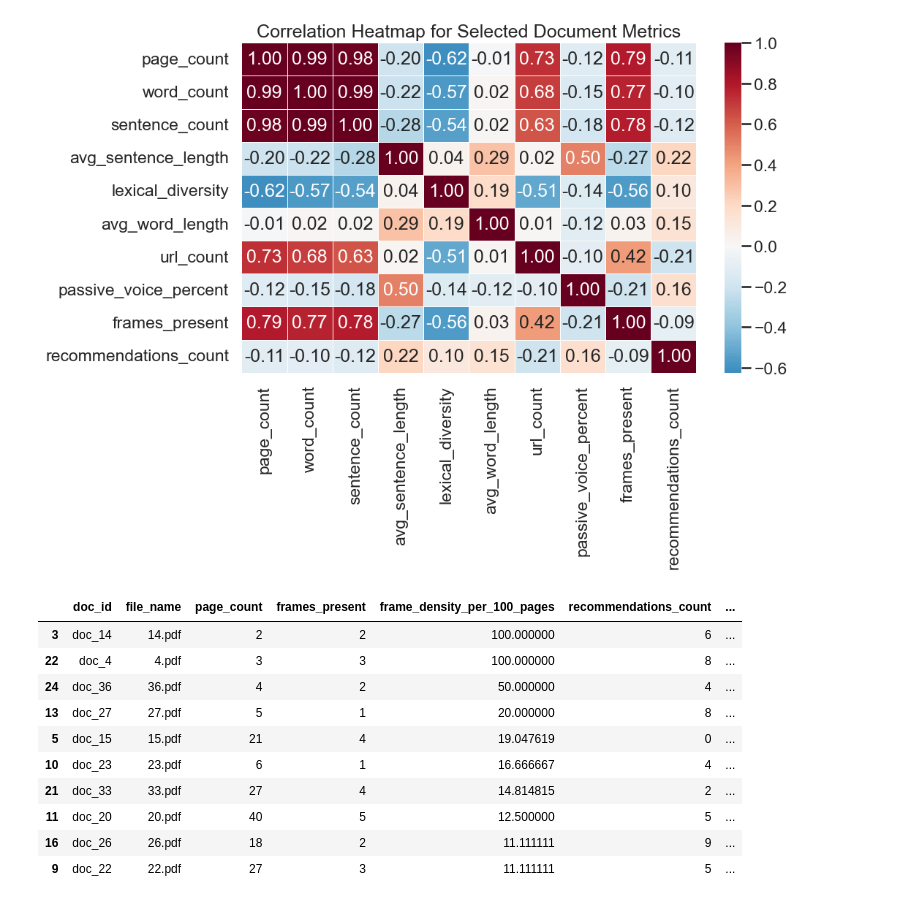
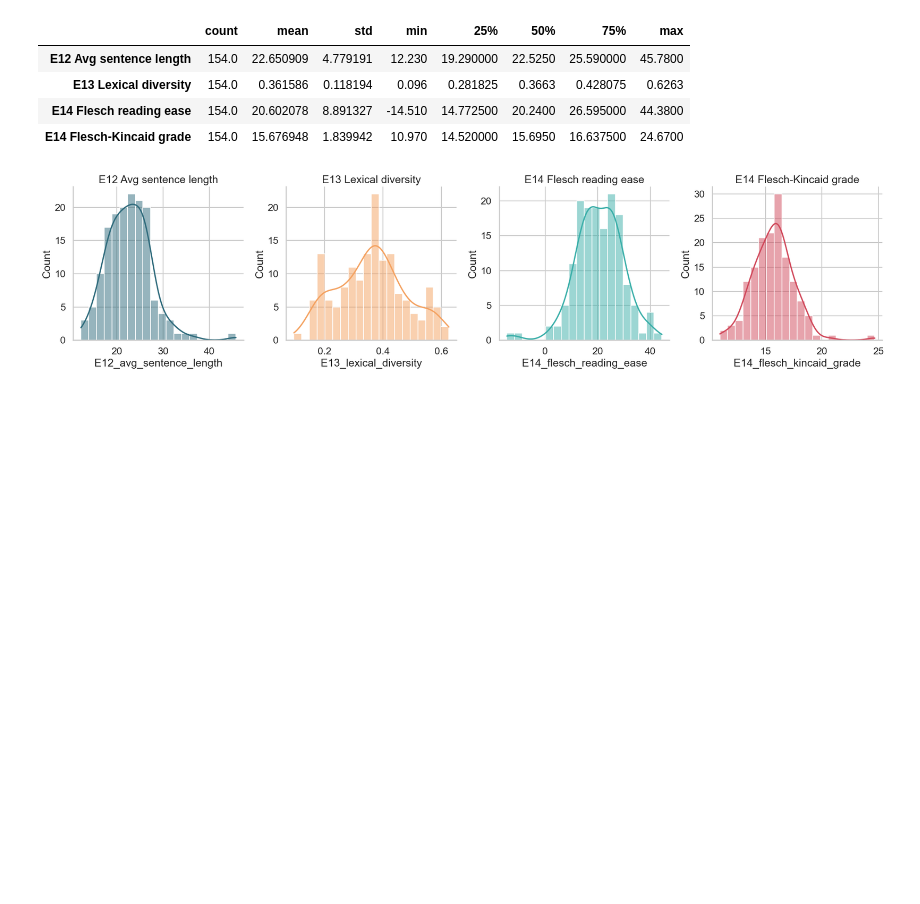
Before and after one commit to doschul/PolicyBriefAnalysis, a Jupyter notebook: exploratory_analysis.ipynb, the cells around one changed output. Drawn from its saved outputs; the diff is of its cells as text; code cells hidden in the pictures; blank space fills up the shorter version.

```diff
--- a/exploratory_analysis.ipynb
+++ b/exploratory_analysis.ipynb
@@ -325,42 +378,48 @@ Additional exploratory views: metric correlations and documents with unusually h
 # %%
-numeric_cols = [
-    'page_count', 'word_count', 'sentence_count', 'avg_sentence_length', 'lexical_diversity',
-    'avg_word_length', 'url_count', 'passive_voice_percent', 'frames_present', 'recommendations_count'
+access_cols = [
+    ('E11 Passive voice share', 'E11_passive_voice_share'),
+    ('E12 Avg sentence length', 'E12_avg_sentence_length'),
+    ('E13 Lexical diversity', 'E13_lexical_diversity'),
+    ('E14 Flesch reading ease', 'E14_flesch_reading_ease'),
+    ('E14 Flesch-Kincaid grade', 'E14_flesch_kincaid_grade'),
 ]
-corr = documents[numeric_cols].corr(numeric_only=True)
+available_access = [(l, c) for l, c in access_cols if c in analysis_df.columns and analysis_df[c].notna().any()]
 
-plt.figure(figsize=(11, 8))
-sns.heatmap(corr, annot=True, fmt='.2f', cmap='RdBu_r', center=0, linewidths=0.5)
-plt.title('Correlation Heatmap for Selected Document Metrics')
-plt.tight_layout()
-plt.show()
+if available_access:
+    # Summary statistics
+    stats = pd.DataFrame({
+        label: analysis_df[col].describe() for label, col in available_access
+    }).T
+    display(stats)
 
-display(
-    documents[[
-        'doc_id', 'file_name', 'page_count', 'frames_present', 'frame_density_per_100_pages',
-        'recommendations_count', 'recommendations_per_100_pages'
-    ]]
-    .sort_values(['frame_density_per_100_pages', 'recommendations_per_100_pages'], ascending=False)
-    .head(10)
-)
+    n = len(available_access)
+    fig, axes = plt.subplots(1, n, figsize=(5 * n, 5))
+    if n == 1:
+        axes = [axes]
+    colors = ['#2F6B7C', '#F4A261', '#3AAFA9', '#D1495B', '#E76F51']
+    for ax, (label, col), c in zip(axes, available_access, colors):
+        data = analysis_df[col].dropna()
+        sns.histplot(data, bins=20, kde=True, ax=ax, color=c)
+        ax.set_title(label)
+    plt.tight_layout()
+    plt.show()
 
-plt.figure(figsize=(10, 6))
-sns.regplot(data=documents, x='lexical_diversity', y='frames_present', scatter_kws={'s': 80, 'alpha': 0.8}, line_kws={'color': '#D1495B'})
-plt.title('Lexical Diversity vs. Present Frames')
-plt.xlabel('Lexical Diversity')
-plt.ylabel('Present Frames')
-plt.tight_layout()
-plt.show()
+    # Scatter: sentence length vs reading ease
+    if 'E12_avg_sentence_length' in analysis_df.columns and 'E14_flesch_reading_ease' in analysis_df.columns:
+        fig, ax = plt.subplots(figsize=(10, 6))
+        sns.scatterplot(data=analysis_df, x='E12_avg_sentence_length', y='E14_flesch_reading_ease',
+                        alpha=0.6, color='#2F6B7C', ax=ax)
+        ax.set_title('Sentence Length vs. Reading Ease')
+        ax.set_xlabel('Average Sentence Length (words)')
+        ax.set_ylabel('Flesch Reading Ease')
+        plt.tight_layout()
+        plt.show()
+else:
+    print('No accessibility columns available.')
 # %% [output]
+|  | count | mean | std | min | 25% | 50% | 75% | max |
+| E12 Avg sentence length | 154.0 | 22.650909 | 4.779191 | 12.230 | 19.290000 | 22.5250 | 25.590000 | 45.7800 |
+| E13 Lexical diversity | 154.0 | 0.361586 | 0.118194 | 0.096 | 0.281825 | 0.3663 | 0.428075 | 0.6263 |
+| E14 Flesch reading ease | 154.0 | 20.602078 | 8.891327 | -14.510 | 14.772500 | 20.2400 | 26.595000 | 44.3800 |
+| E14 Flesch-Kincaid grade | 154.0 | 15.676948 | 1.839942 | 10.970 | 14.520000 | 15.6950 | 16.637500 | 24.6700 |
-[figure, old version]
+[figure, new version]
-|  | doc_id | file_name | page_count | frames_present | frame_density_per_100_pages | recommendations_count | ... |
-| 3 | doc_14 | 14.pdf | 2 | 2 | 100.000000 | 6 | ... |
-| 22 | doc_4 | 4.pdf | 3 | 3 | 100.000000 | 8 | ... |
-| 24 | doc_36 | 36.pdf | 4 | 2 | 50.000000 | 4 | ... |
-| 13 | doc_27 | 27.pdf | 5 | 1 | 20.000000 | 8 | ... |
-| 5 | doc_15 | 15.pdf | 21 | 4 | 19.047619 | 0 | ... |
-| 10 | doc_23 | 23.pdf | 6 | 1 | 16.666667 | 4 | ... |
-| 21 | doc_33 | 33.pdf | 27 | 4 | 14.814815 | 2 | ... |
-| 11 | doc_20 | 20.pdf | 40 | 5 | 12.500000 | 5 | ... |
-| 16 | doc_26 | 26.pdf | 18 | 2 | 11.111111 | 9 | ... |
-| 9 | doc_22 | 22.pdf | 27 | 3 | 11.111111 | 5 | ... |
```
Also changed, not shown: parts of 26 cells of this notebook, 18 other files.
